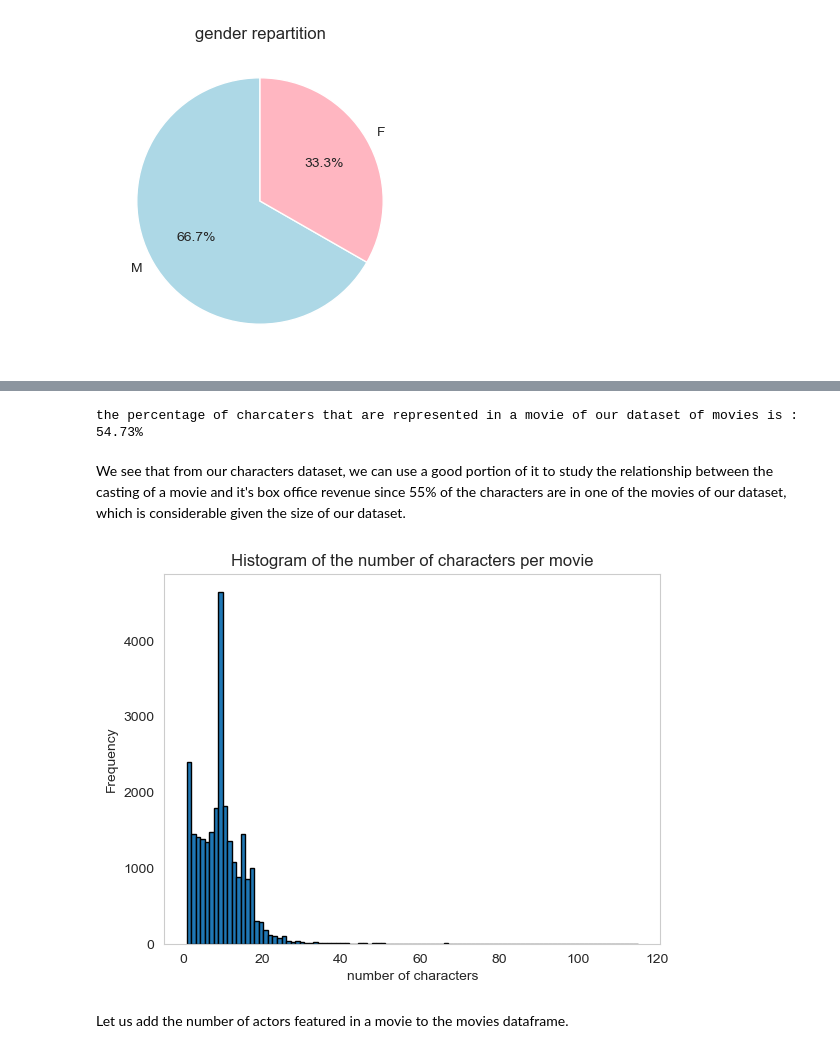
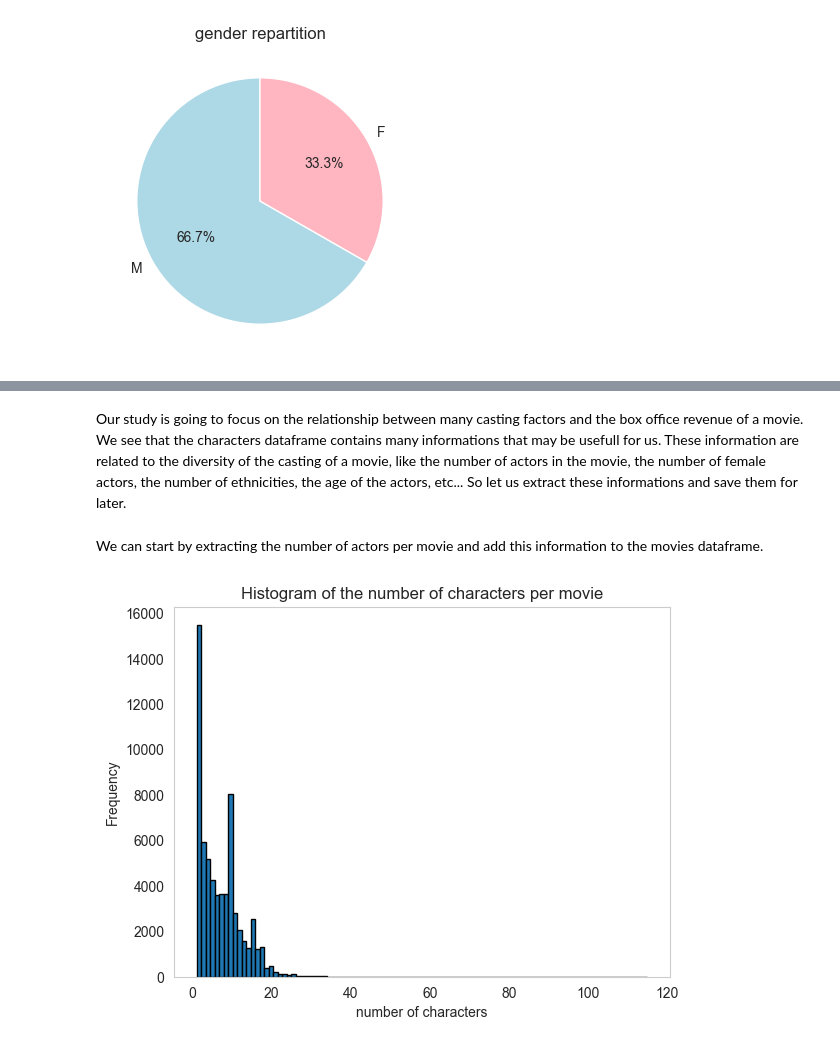
Before and after one commit to epfl-ada/ada-2023-project-yamal, a Jupyter notebook: movies_analysis.ipynb, the cells around one changed output, grey strips where cells are left out. Cells and saved outputs as stored; diff of their text form; code cells hidden in the pictures.

```diff
--- a/movies_analysis.ipynb
+++ b/movies_analysis.ipynb
@@ -1397,6 +1471,0 @@ We can see that there are some outliers in our data frame, let us remove them an
-# %%
-# We remove from characters the characters at indices that satisfy both the outliers conditions
-condition1 = characters['Actor_age_at_movie_release'] < 0
-condition2 = characters['Actor_height'] >= 3
-characters = characters.drop(characters[condition1].index)
-characters = characters.drop(characters[condition2].index)
@@ -1414,26 +1472,24 @@ characters_in_movies = characters[characters['Freebase_Movie_ID'].isin(movies['F
-# %%
-percentage = (len(characters_in_movies) / len(characters))
-print(f"the percentage of charcaters that are represented in a movie of our dataset of movies is : {percentage:.2%}")
-# %% [output]
-the percentage of charcaters that are represented in a movie of our dataset of movies is : 54.73%
-# %% [markdown]
-We see that from our characters dataset, we can use a good portion of it to study the relationship between the casting of a movie and it's box office revenue since 55% of the characters are in one of the movies of our dataset, which is considerable given the size of our dataset.
+# %% [markdown]
+Our study is going to focus on the relationship between many casting factors and the box office revenue of a movie. We see that the characters dataframe contains many informations that may be usefull for us. These information are related to the diversity of the casting of a movie, like the number of actors in the movie, the number of female actors, the number of ethnicities, the age of the actors, etc...
+So let us extract these informations and save them for later.
+# %% [markdown]
+We can start by extracting the number of actors per movie and add this information to the movies dataframe.
 # %%
 # Number of characters per each movie
-characters_per_movie = characters_in_movies.groupby('Freebase_Movie_ID').size()
+characters_per_movie = characters.groupby('Freebase_Movie_ID').size()
+
+# Plotting the distribution of the number of characters per movie
 characters_per_movie.plot(kind='hist', bins=100, edgecolor='black')
 
 plt.title('Histogram of the number of characters per movie')
 plt.xlabel('number of characters')
 plt.ylabel('Frequency')
 plt.grid(False)
 
 # Show the plot
 plt.show()
 # %% [output]
-[figure, old version]
+[figure, new version]
-# %% [markdown]
-Let us add the number of actors featured in a movie to the movies dataframe.
 # %%
 # merging the number of characters per movie into movies dataframe
 characters_per_movie.name = 'number_of_actors'
```
Also changed, not shown: parts of 135 cells of this notebook, 1 other file.
